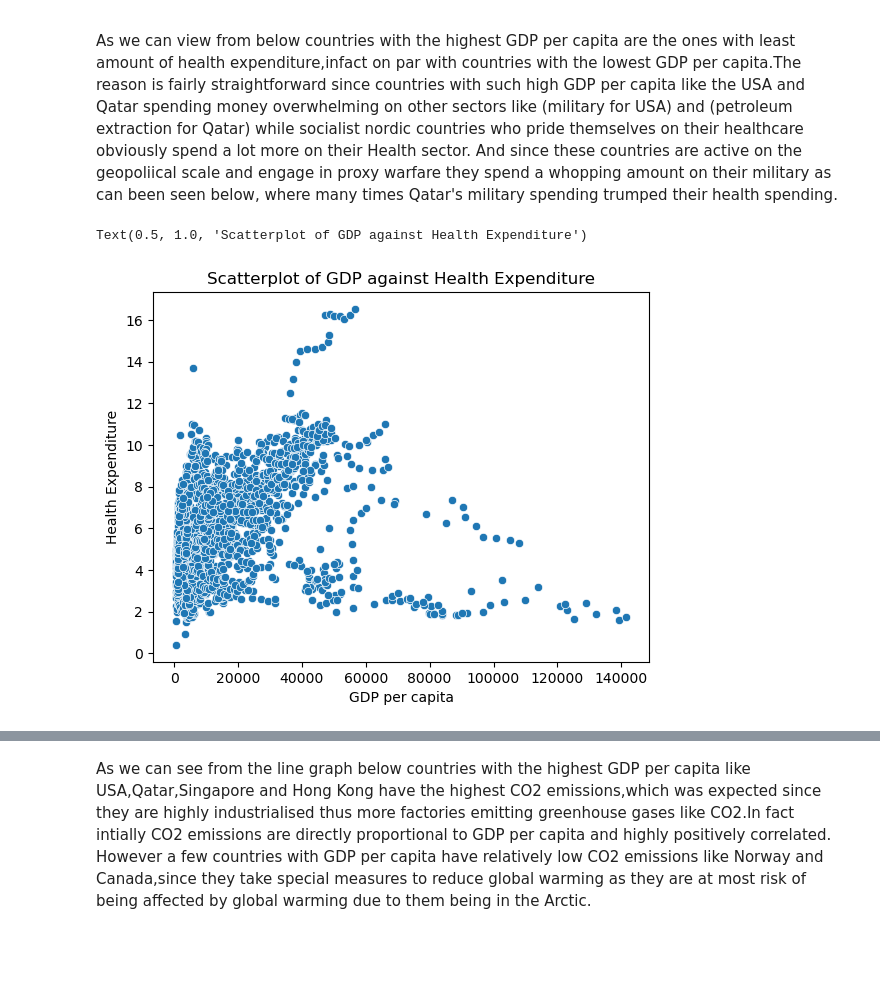
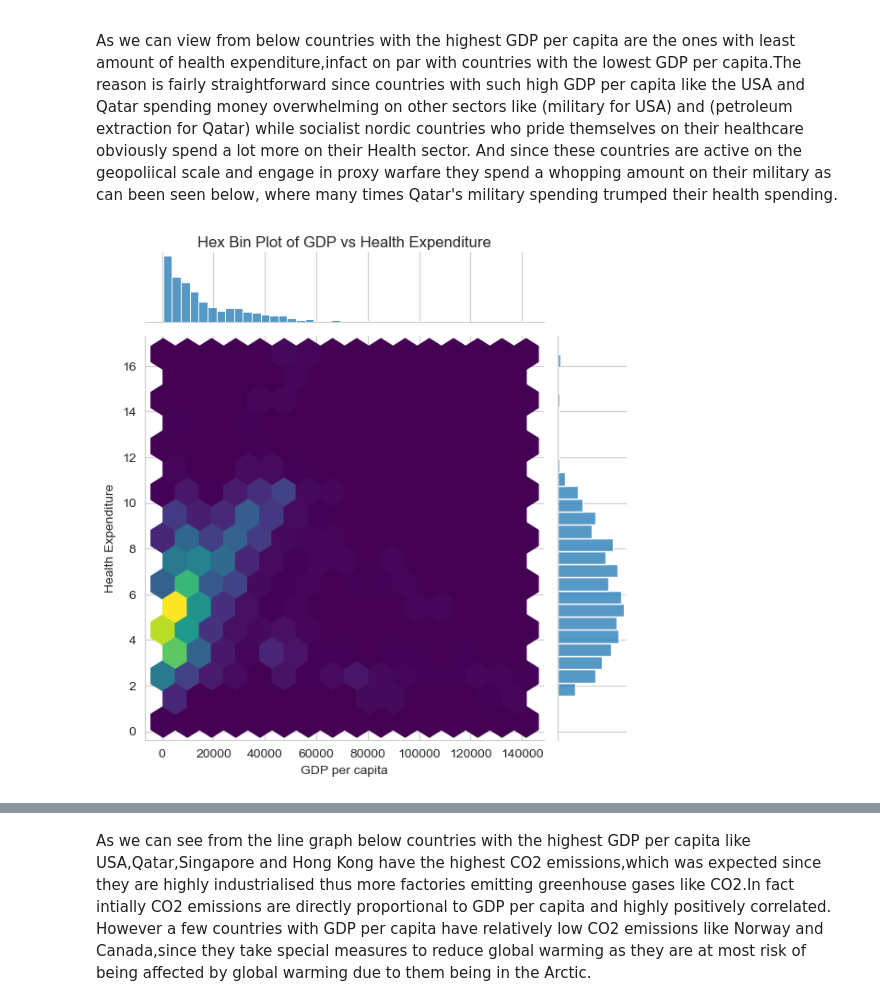
Before and after one commit to ubco-W2022T2-data301/project-group-group28, a Jupyter notebook: analysis/analysis3.ipynb, the cells around one changed output, grey strips where cells are left out. Drawn from its saved outputs; the diff is of its cells as text; code cells hidden in the pictures; blank space fills up the shorter version.

```diff
--- a/analysis/analysis3.ipynb
+++ b/analysis/analysis3.ipynb
@@ -90,10 +70,15 @@ df.shape
 import pandas as pd
 import seaborn as sns
 import matplotlib.pyplot as plt
+
+
 df = pd.read_csv("../data/raw/Life_Expectancy_00_15.csv", sep=';')
 gdp_health_df = df[['GDP per capita', 'Health expenditure']]
-sns.scatterplot(data=gdp_health_df, x='GDP per capita', y='Health expenditure')
+sns.set_style('whitegrid')
+g = sns.jointplot(data=gdp_health_df, x='GDP per capita', y='Health expenditure', kind='hex', cmap='viridis', gridsize=15)
+g.fig.set_size_inches(8, 6)
 plt.xlabel('GDP per capita')
 plt.ylabel('Health Expenditure')
-plt.title('Scatterplot of GDP against Health Expenditure')
+plt.title('Hex Bin Plot of GDP vs Health Expenditure', y=1.2)
+plt.show()
 # %% [output]
@@ -194,16 +179,19 @@ As we can view from below countries with the highest GDP per capita are the ones
 # %%
 import pandas as pd
 import seaborn as sns
 import matplotlib.pyplot as plt
+
+
 df = pd.read_csv("../data/raw/Life_Expectancy_00_15.csv", sep=';')
 gdp_health_df = df[['GDP per capita', 'Health expenditure']]
-sns.scatterplot(data=gdp_health_df, x='GDP per capita', y='Health expenditure')
+sns.jointplot(data=gdp_health_df, x='GDP per capita', y='Health expenditure', kind='hex', cmap='viridis', gridsize=15)
 plt.xlabel('GDP per capita')
 plt.ylabel('Health Expenditure')
-plt.title('Scatterplot of GDP against Health Expenditure')
+plt.title('Hex Bin Plot of GDP vs Health Expenditure')
+plt.title('Hex Bin Plot of GDP vs Health Expenditure', y=1.2)
+plt.show()
 # %% [output]
-Text(0.5, 1.0, 'Scatterplot of GDP against Health Expenditure')
-[figure, old version]
+[figure, new version]
 # %%
 import matplotlib.pyplot as plt
 
```
Also changed, not shown: parts of 7 cells of this notebook.
